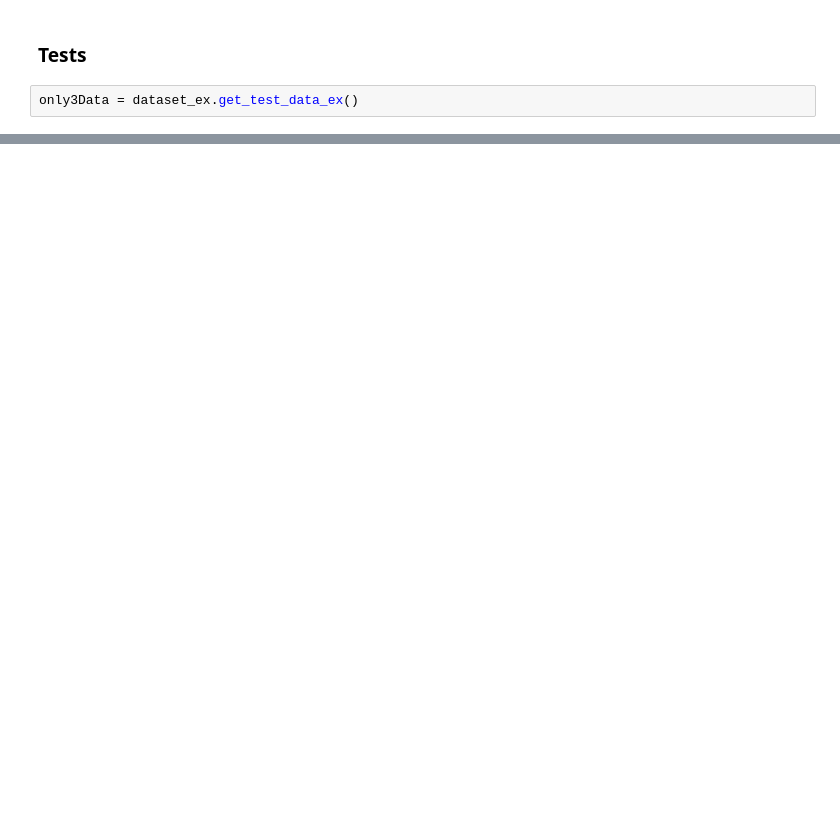
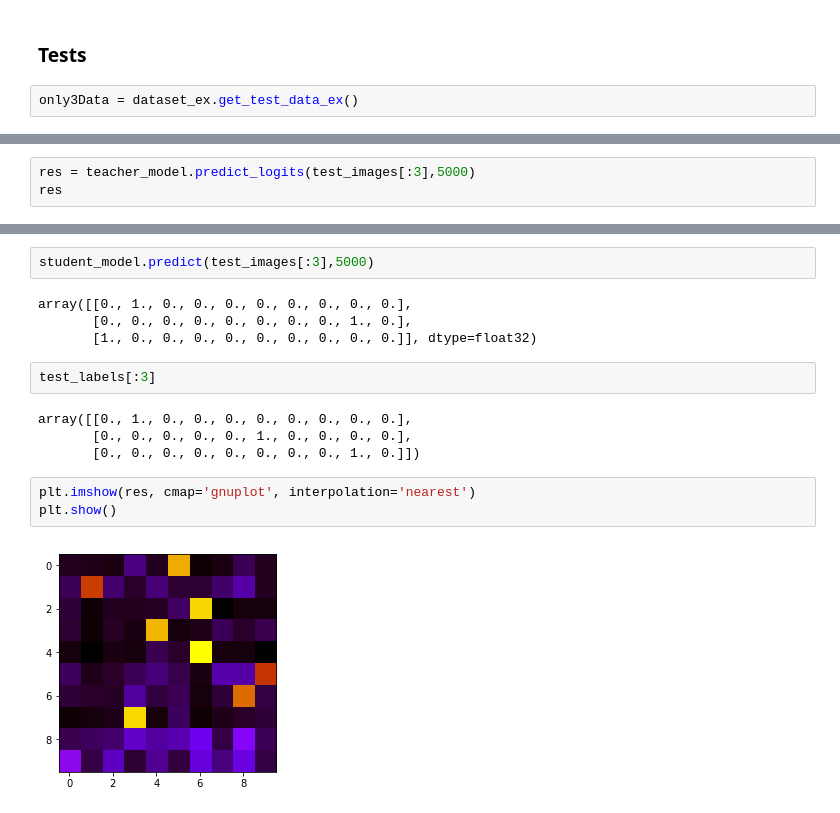
Before and after one commit to andoresu47/DeepLearning-Project, a Jupyter notebook: tensorflow/Playground.ipynb, the cells around one changed output, grey strips where cells are left out. Drawn from its saved outputs; the diff is of its cells as text; blank space fills up the shorter version.

```diff
--- a/tensorflow/Playground.ipynb
+++ b/tensorflow/Playground.ipynb
@@ -368,0 +396,3 @@ labels
+# %%
+res = teacher_model.predict_logits(test_images[:3],5000)
+res
@@ -368,0 +416,17 @@ labels
+# %%
+student_model.predict(test_images[:3],5000)
+# %% [output]
+array([[0., 1., 0., 0., 0., 0., 0., 0., 0., 0.],
+       [0., 0., 0., 0., 0., 0., 0., 0., 1., 0.],
+       [1., 0., 0., 0., 0., 0., 0., 0., 0., 0.]], dtype=float32)
+# %%
+test_labels[:3]
+# %% [output]
+array([[0., 1., 0., 0., 0., 0., 0., 0., 0., 0.],
+       [0., 0., 0., 0., 0., 1., 0., 0., 0., 0.],
+       [0., 0., 0., 0., 0., 0., 0., 0., 1., 0.]])
+# %%
+plt.imshow(res, cmap='gnuplot', interpolation='nearest')
+plt.show()
+# %% [output]
+[figure, added]
```
Also changed, not shown: parts of 48 cells of this notebook, 2 other files.
